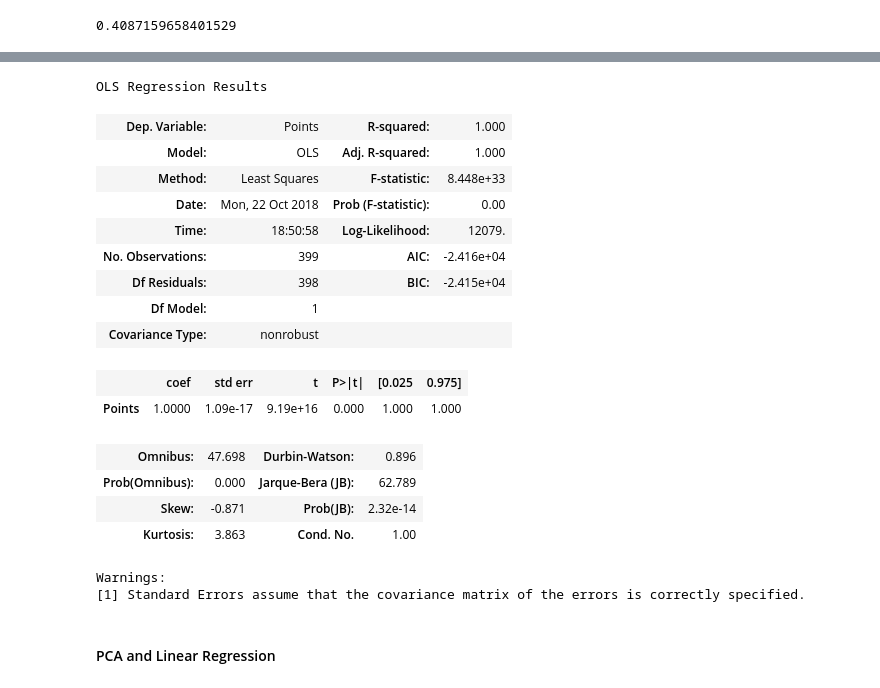
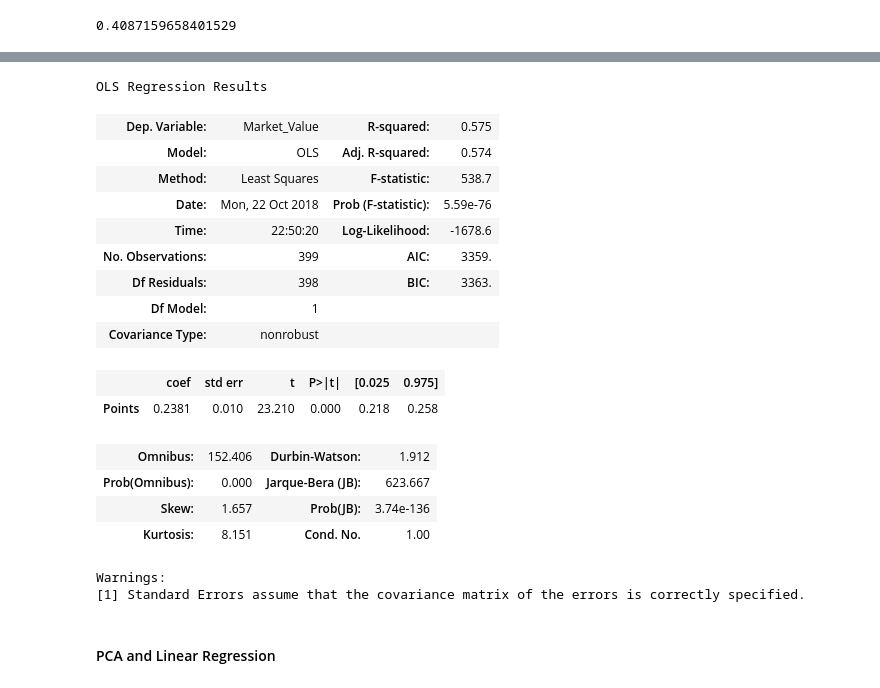
Before and after one commit to shriaithal/applied-machine-learning, a Jupyter notebook: fpl/fpl_final.ipynb, the cells around one changed output, grey strips where cells are left out. Drawn from its saved outputs; the diff is of its cells as text; code cells hidden in the pictures.

```diff
--- a/fpl/fpl_final.ipynb
+++ b/fpl/fpl_final.ipynb
@@ -487,27 +680,27 @@ plt.show()
 # %%
 import statsmodels.api as sm
 
-model = sm.OLS(Y, X).fit()
+model = sm.OLS(y, X).fit()
 predictions = model.predict(X)
 
 model.summary()
 # %% [output]
 OLS Regression Results
-| Dep. Variable: | Points | R-squared: | 1.000 |
-| Model: | OLS | Adj. R-squared: | 1.000 |
-| Method: | Least Squares | F-statistic: | 8.448e+33 |
-| Date: | Mon, 22 Oct 2018 | Prob (F-statistic): | 0.00 |
-| Time: | 18:50:58 | Log-Likelihood: | 12079. |
-| No. Observations: | 399 | AIC: | -2.416e+04 |
-| Df Residuals: | 398 | BIC: | -2.415e+04 |
+| Dep. Variable: | Market_Value | R-squared: | 0.575 |
+| Model: | OLS | Adj. R-squared: | 0.574 |
+| Method: | Least Squares | F-statistic: | 538.7 |
+| Date: | Mon, 22 Oct 2018 | Prob (F-statistic): | 5.59e-76 |
+| Time: | 22:50:20 | Log-Likelihood: | -1678.6 |
+| No. Observations: | 399 | AIC: | 3359. |
+| Df Residuals: | 398 | BIC: | 3363. |
 | Df Model: | 1 |  |  |
 | Covariance Type: | nonrobust |  |  |
 |  | coef | std err | t | P>|t| | [0.025 | 0.975] |
-| Points | 1.0000 | 1.09e-17 | 9.19e+16 | 0.000 | 1.000 | 1.000 |
+| Points | 0.2381 | 0.010 | 23.210 | 0.000 | 0.218 | 0.258 |
-| Omnibus: | 47.698 | Durbin-Watson: | 0.896 |
-| Prob(Omnibus): | 0.000 | Jarque-Bera (JB): | 62.789 |
-| Skew: | -0.871 | Prob(JB): | 2.32e-14 |
-| Kurtosis: | 3.863 | Cond. No. | 1.00 |
+| Omnibus: | 152.406 | Durbin-Watson: | 1.912 |
+| Prob(Omnibus): | 0.000 | Jarque-Bera (JB): | 623.667 |
+| Skew: | 1.657 | Prob(JB): | 3.74e-136 |
+| Kurtosis: | 8.151 | Cond. No. | 1.00 |
 Warnings:
 [1] Standard Errors assume that the covariance matrix of the errors is correctly specified.
 # %% [markdown]
```
Also changed, not shown: parts of 30 cells of this notebook.
